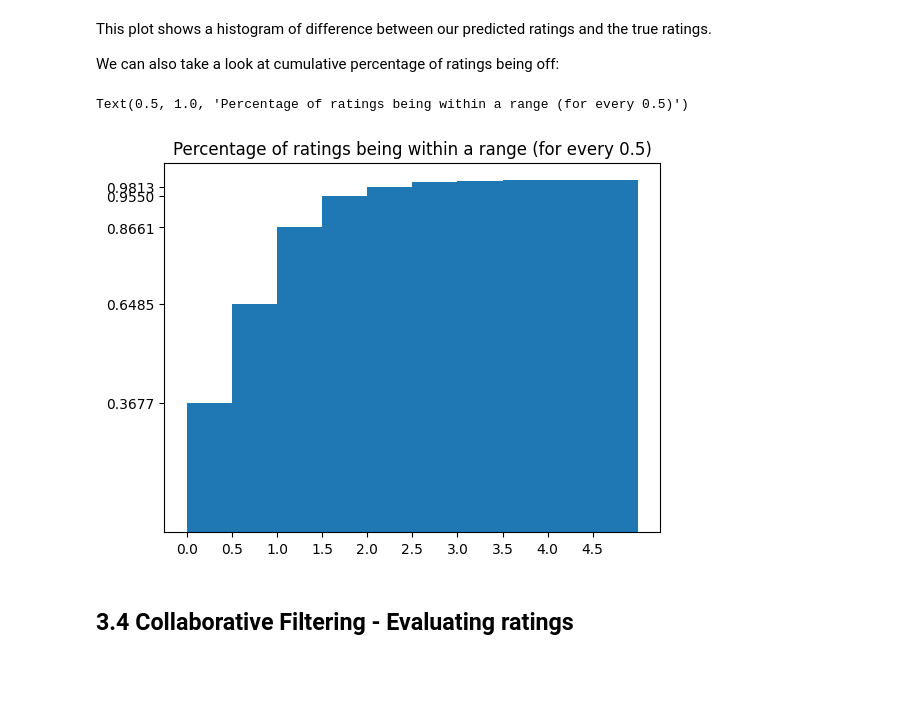
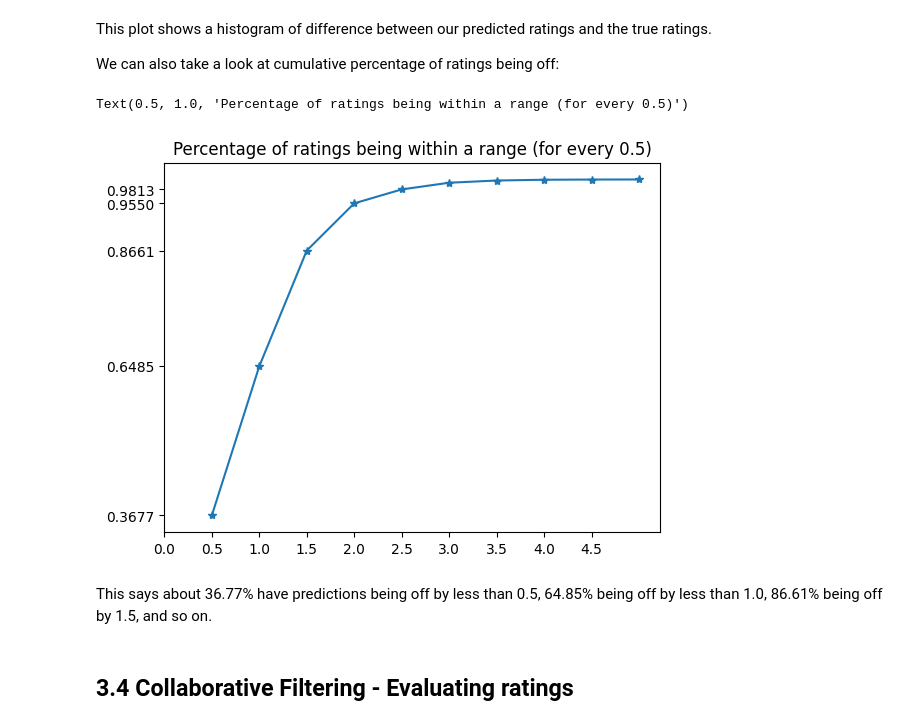
Before and after one commit to Book-Bender/The-Last-Book-Bender, a Jupyter notebook: Notebooks/CF-from-scratch.ipynb, the cells around one changed output. Cells and saved outputs as stored; diff of their text form; code cells hidden in the pictures; blank space fills up the shorter version.

Commit message:
updated chart in the CF-from-scratch notebook
changed the last histogram plot to a line plot making more sense.

```diff
--- a/Notebooks/CF-from-scratch.ipynb
+++ b/Notebooks/CF-from-scratch.ipynb
@@ -321,13 +321,15 @@ We can also take a look at cumulative percentage of ratings being off:
 # %%
 rating_diffs_abs = np.abs(rating_diffs)
 (counts, bins) = np.histogram(rating_diffs_abs, range=(0, 5), bins=10)
-plt.hist(bins[:-1], bins, weights=counts/n_ratings_test, cumulative=True)
+plt.plot(bins[1:], np.cumsum(counts/n_ratings_test), marker="*")
 plt.yticks(np.cumsum(counts/n_ratings_test)[:5])
 plt.xticks(np.arange(0, 10) / 2)
 plt.title("Percentage of ratings being within a range (for every 0.5)")
 # %% [output]
 Text(0.5, 1.0, 'Percentage of ratings being within a range (for every 0.5)')
-[figure, old version]
+[figure, new version]
+# %% [markdown]
+This says about 36.77% have predictions being off by less than 0.5, 64.85% being off by less than 1.0, 86.61% being off by 1.5, and so on.
 # %% [markdown]
 ## 3.4 Collaborative Filtering - Evaluating ratings
 # %% [markdown]
```
Also changed, not shown: parts of 9 cells of this notebook.
